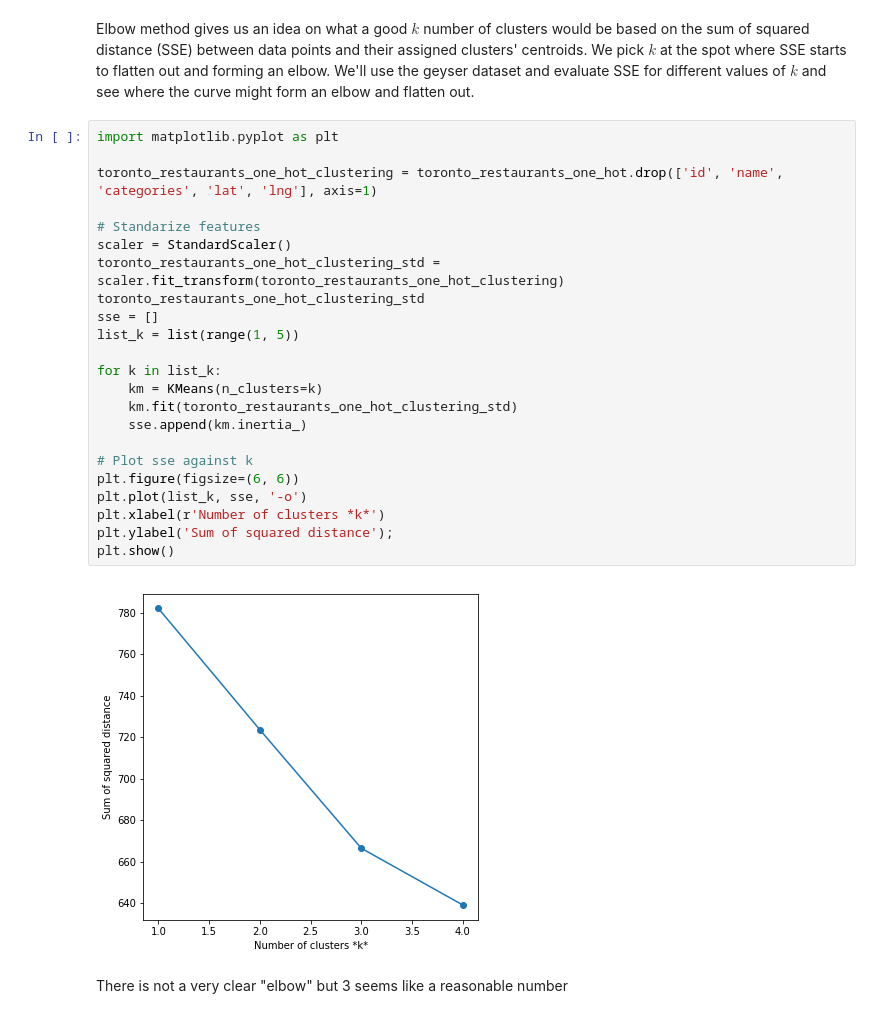
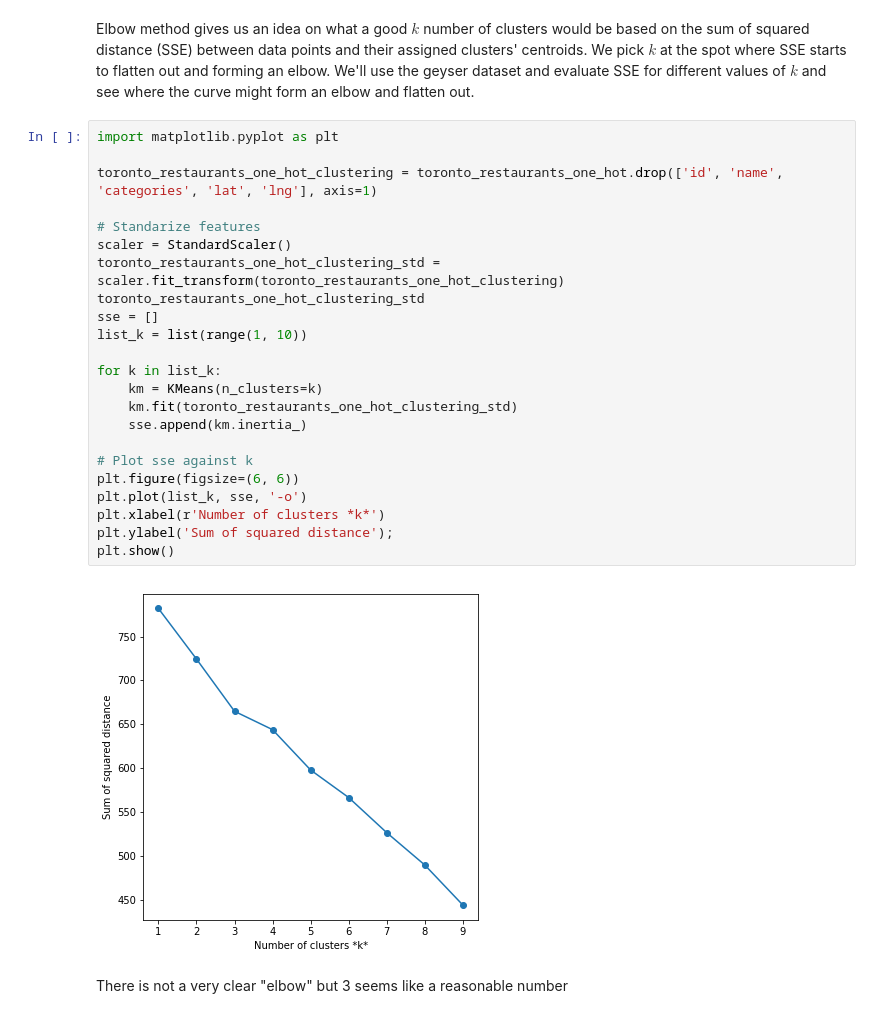
Before and after one commit to kctcheung/Coursera_Capstone, a Jupyter notebook: Recommeding Alternative Restaurant.ipynb, the cells around one changed output. Cells and saved outputs as stored; diff of their text form.

```diff
--- a/Recommeding Alternative Restaurant.ipynb
+++ b/Recommeding Alternative Restaurant.ipynb
@@ -410,28 +405,28 @@ Elbow method gives us an idea on what a good $k$ number of clusters would be bas
 # %%
 import matplotlib.pyplot as plt
 
 toronto_restaurants_one_hot_clustering = toronto_restaurants_one_hot.drop(['id', 'name', 'categories', 'lat', 'lng'], axis=1)
 
 # Standarize features
 scaler = StandardScaler()
 toronto_restaurants_one_hot_clustering_std = scaler.fit_transform(toronto_restaurants_one_hot_clustering)
 toronto_restaurants_one_hot_clustering_std
 sse = []
-list_k = list(range(1, 5))
+list_k = list(range(1, 10))
 
 for k in list_k:
     km = KMeans(n_clusters=k)
     km.fit(toronto_restaurants_one_hot_clustering_std)
     sse.append(km.inertia_)
 
 # Plot sse against k
 plt.figure(figsize=(6, 6))
 plt.plot(list_k, sse, '-o')
 plt.xlabel(r'Number of clusters *k*')
 plt.ylabel('Sum of squared distance');
 plt.show()
 # %% [output]
-[figure, old version]
+[figure, new version]
 # %% [markdown]
 There is not a very clear "elbow" but 3 seems like a reasonable number
 # %%
```
Also changed, not shown: parts of 4 cells of this notebook.
